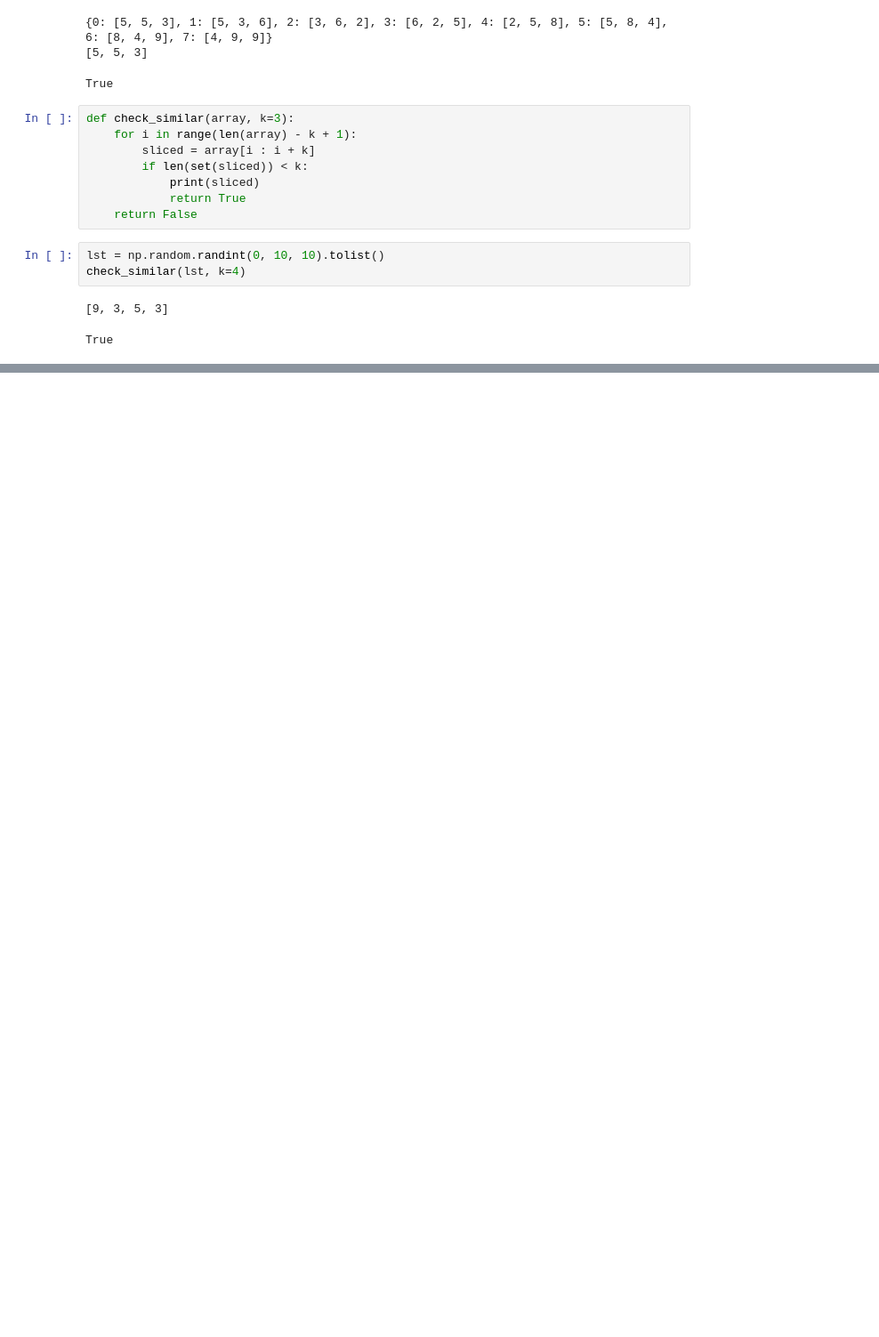
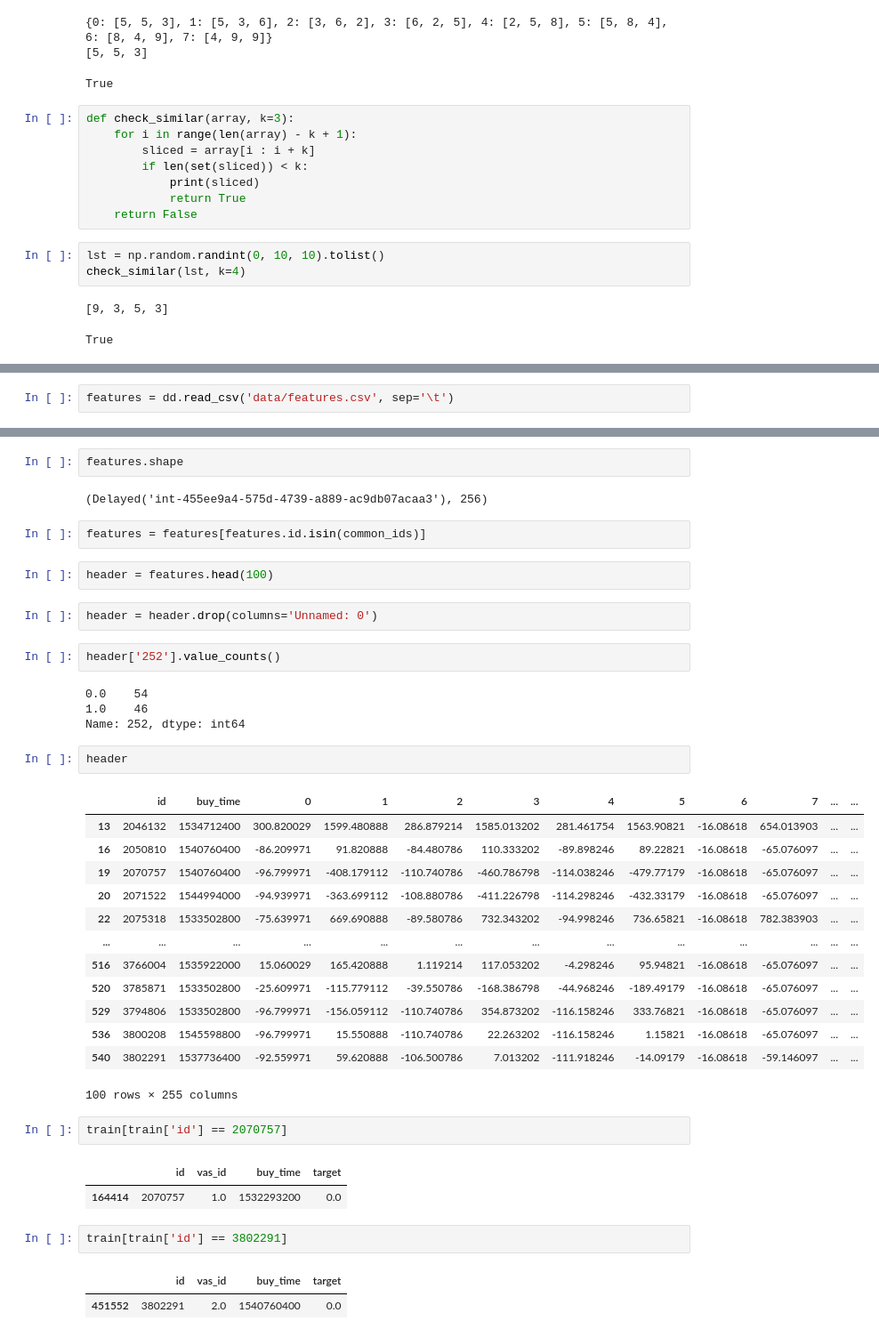
Before and after one commit to hildar/RecSys-Megafon, a Jupyter notebook: Tests.ipynb, the cells around one changed output, grey strips where cells are left out. Shown at 89% size. Cells and saved outputs as stored; diff of their text form; blank space fills up the shorter version.

```diff
--- a/Tests.ipynb
+++ b/Tests.ipynb
@@ -86,0 +151,2 @@ True
+# %%
+features = dd.read_csv('data/features.csv', sep='\t')
@@ -86,0 +165,42 @@ True
+# %%
+features.shape
+# %% [output]
+(Delayed('int-455ee9a4-575d-4739-a889-ac9db07acaa3'), 256)
+# %%
+features = features[features.id.isin(common_ids)]
+# %%
+header = features.head(100)
+# %%
+header = header.drop(columns='Unnamed: 0')
+# %%
+header['252'].value_counts()
+# %% [output]
+0.0    54
+1.0    46
+Name: 252, dtype: int64
+# %%
+header
+# %% [output]
+|  | id | buy_time | 0 | 1 | 2 | 3 | 4 | 5 | 6 | 7 | ... | ... |
+| 13 | 2046132 | 1534712400 | 300.820029 | 1599.480888 | 286.879214 | 1585.013202 | 281.461754 | 1563.90821 | -16.08618 | 654.013903 | ... | ... |
+| 16 | 2050810 | 1540760400 | -86.209971 | 91.820888 | -84.480786 | 110.333202 | -89.898246 | 89.22821 | -16.08618 | -65.076097 | ... | ... |
+| 19 | 2070757 | 1540760400 | -96.799971 | -408.179112 | -110.740786 | -460.786798 | -114.038246 | -479.77179 | -16.08618 | -65.076097 | ... | ... |
+| 20 | 2071522 | 1544994000 | -94.939971 | -363.699112 | -108.880786 | -411.226798 | -114.298246 | -432.33179 | -16.08618 | -65.076097 | ... | ... |
+| 22 | 2075318 | 1533502800 | -75.639971 | 669.690888 | -89.580786 | 732.343202 | -94.998246 | 736.65821 | -16.08618 | 782.383903 | ... | ... |
+| ... | ... | ... | ... | ... | ... | ... | ... | ... | ... | ... | ... | ... |
+| 516 | 3766004 | 1535922000 | 15.060029 | 165.420888 | 1.119214 | 117.053202 | -4.298246 | 95.94821 | -16.08618 | -65.076097 | ... | ... |
+| 520 | 3785871 | 1533502800 | -25.609971 | -115.779112 | -39.550786 | -168.386798 | -44.968246 | -189.49179 | -16.08618 | -65.076097 | ... | ... |
+| 529 | 3794806 | 1533502800 | -96.799971 | -156.059112 | -110.740786 | 354.873202 | -116.158246 | 333.76821 | -16.08618 | -65.076097 | ... | ... |
+| 536 | 3800208 | 1545598800 | -96.799971 | 15.550888 | -110.740786 | 22.263202 | -116.158246 | 1.15821 | -16.08618 | -65.076097 | ... | ... |
+| 540 | 3802291 | 1537736400 | -92.559971 | 59.620888 | -106.500786 | 7.013202 | -111.918246 | -14.09179 | -16.08618 | -59.146097 | ... | ... |
+100 rows × 255 columns
+# %%
+train[train['id'] == 2070757]
+# %% [output]
+|  | id | vas_id | buy_time | target |
+| 164414 | 2070757 | 1.0 | 1532293200 | 0.0 |
+# %%
+train[train['id'] == 3802291]
+# %% [output]
+|  | id | vas_id | buy_time | target |
+| 451552 | 3802291 | 2.0 | 1540760400 | 0.0 |
```
Also changed, not shown: parts of 32 cells of this notebook.
